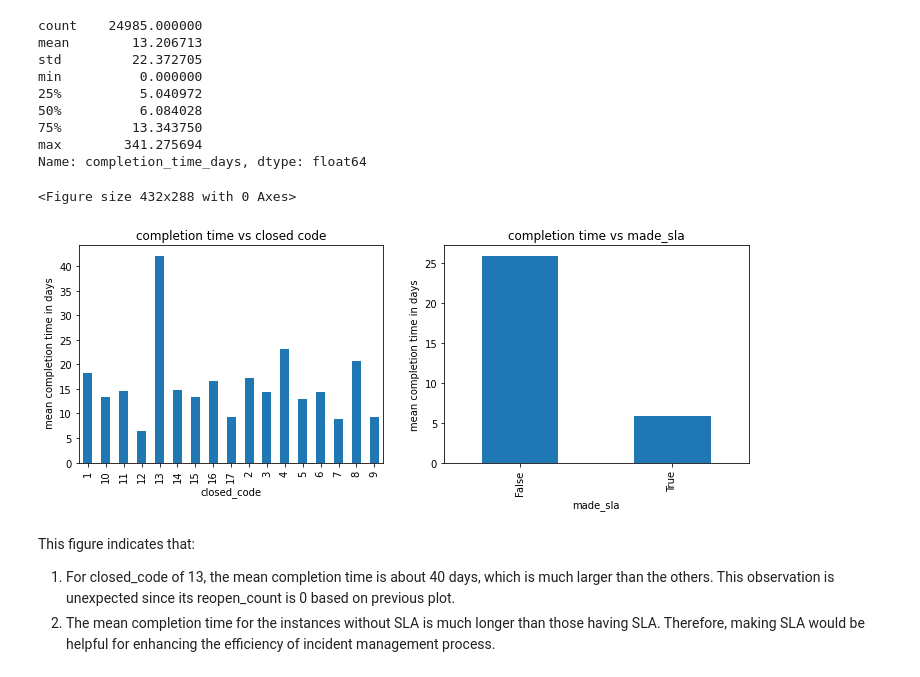
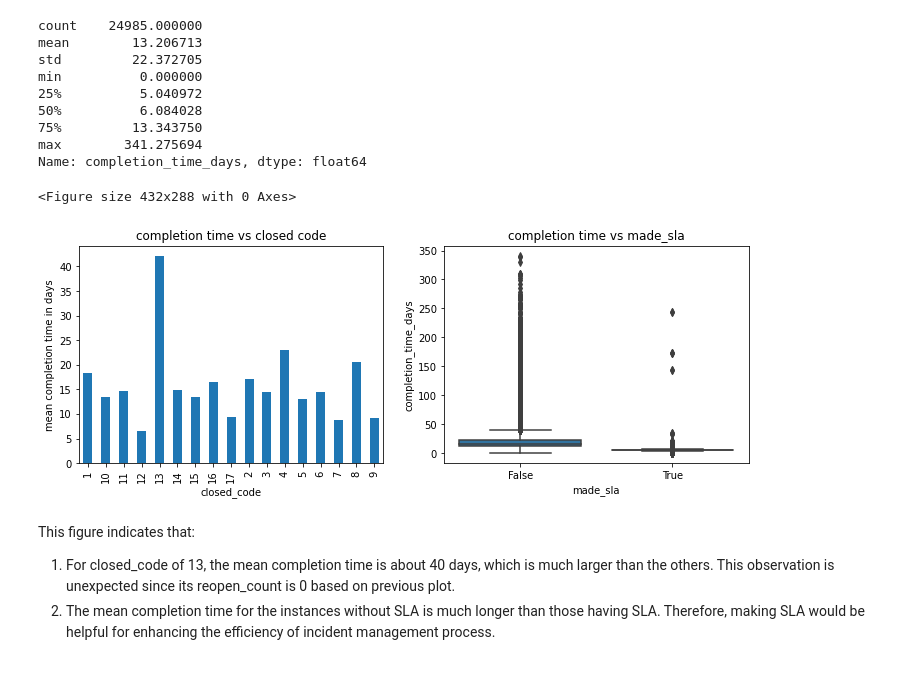
Before and after one commit to Zhefei123/Zhefei123-incident_management, a Jupyter notebook: Incident management 2.ipynb, the cells around one changed output. Drawn from its saved outputs; the diff is of its cells as text; code cells hidden in the pictures.

```diff
--- a/Incident management 2.ipynb
+++ b/Incident management 2.ipynb
@@ -37,3 +18,5 @@ df = pd.read_csv('../input/incident_event_logdata.csv',delimiter=',')
+# %%
+df = pd.read_csv('E:\My Drive\personal\TDI\incident_event_log\incident_event_log\incident_event_log.csv')
 # %% [markdown]
 <font size="6.5">**Part 1**</font>
 # **Exploratory Data Analysis**
@@ -262,23 +263,24 @@ Name: completion_time_days, dtype: float64
 # %%
 # completion time vs closed code; completion time vs made_sla
 
 plt.figure()
 fig, (ax1, ax2) = plt.subplots(nrows=1, ncols=2,figsize=(12,4))
 df_closecode_time = df_closed.groupby('closed_code')['completion_time_days'].mean()
 df_closecode_time.plot.bar(ax=ax1)
 ax1.grid(False)
-ax1.set_ylabel(' mean completion time in days')
+ax1.set_ylabel('mean completion time in days')
 ax1.set_title('completion time vs closed code')
 
-df_made_sla_time = df_closed.groupby('made_sla')['completion_time_days'].mean()
-df_made_sla_time.plot.bar(ax=ax2)
+#df_made_sla_time = df_closed.groupby('made_sla')['completion_time_days'].mean()
+#df_made_sla_time.plot.bar(ax=ax2)
+sns.boxplot(x = 'made_sla',  y ='completion_time_days', data=df_closed,ax=ax2)
 ax2.grid(False)
-ax2.set_ylabel('mean completion time in days')
+ax2.set_ylabel('completion_time_days')
 ax2.set_title('completion time vs made_sla')
 plt.show()
 # %% [output]
 <Figure size 432x288 with 0 Axes>
-[figure, old version]
+[figure, new version]
 # %% [markdown]
 This figure indicates that:
 1. For closed_code of 13, the mean completion time is about 40 days, which is much larger than the others. This observation is unexpected since its reopen_count is 0 based on previous plot.
```
Also changed, not shown: parts of 38 cells of this notebook.
